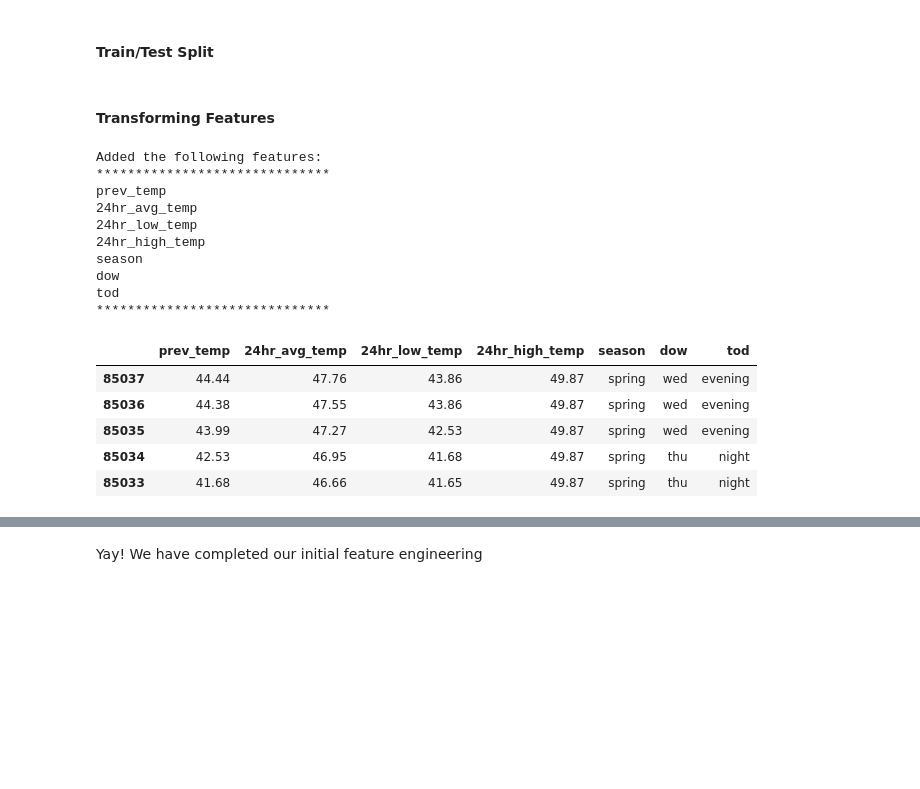
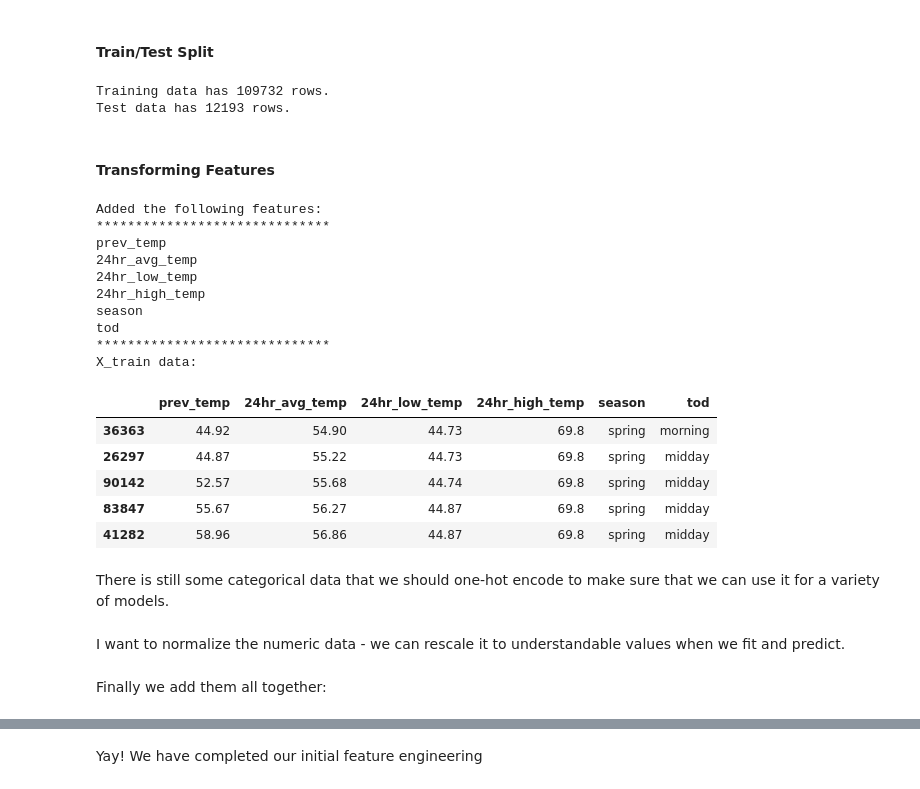
Before and after one commit to casey-ds/Demo-Projects, a Jupyter notebook: Transport-Weather/visualizations_and_models.ipynb, the cells around one changed output, grey strips where cells are left out. Drawn from its saved outputs; the diff is of its cells as text; code cells hidden in the pictures; blank space fills up the shorter version.

```diff
--- a/Transport-Weather/visualizations_and_models.ipynb
+++ b/Transport-Weather/visualizations_and_models.ipynb
@@ -232,16 +232,37 @@ To add in the future:
 #### Train/Test Split
 # %%
 from sklearn.model_selection import train_test_split
+
+X_train, X_test, y_train, y_test = train_test_split(merged_df.drop(columns = "fremont_bridge"), merged_df["fremont_bridge"],
+                                                    test_size = 0.10, random_state = 42)
+
+X_train = X_train.reset_index(drop=True)
+X_test = X_test.reset_index(drop=True)
+
+print("Training data has {} rows.".format(X_train.shape[0]))
+print("Test data has {} rows.".format(X_test.shape[0]))
+# %% [output]
+Training data has 109732 rows.
+Test data has 12193 rows.
 # %% [markdown]
 #### Transforming Features
 # %%
 ###lets add some of the features!
 ###previous and rolling average temp, 24hr low and high
-feat_df = merged_df.sort_values('dt')
-feat_df['prev_temp'] = feat_df['temp'].shift(1)
-feat_df['24hr_avg_temp'] = feat_df['temp'].rolling(window=24, min_periods=4).mean().round(2)
-feat_df['24hr_low_temp'] = feat_df['temp'].rolling(window=24, min_periods=4).min()
-feat_df['24hr_high_temp'] = feat_df['temp'].rolling(window=24, min_periods=4).max()
+##add to training data
+X_train = X_train.sort_values('dt')
+X_train['prev_temp'] = X_train['temp'].shift(1)
+X_train['24hr_avg_temp'] = X_train['temp'].rolling(window=24, min_periods=4).mean().round(2)
+X_train['24hr_low_temp'] = X_train['temp'].rolling(window=24, min_periods=4).min()
+X_train['24hr_high_temp'] = X_train['temp'].rolling(window=24, min_periods=4).max()
+
+###add to testing data
+X_test = X_test.sort_values('dt')
+X_test['prev_temp'] = X_test['temp'].shift(1)
+X_test['24hr_avg_temp'] = X_test['temp'].rolling(window=24, min_periods=4).mean().round(2)
+X_test['24hr_low_temp'] = X_test['temp'].rolling(window=24, min_periods=4).min()
+X_test['24hr_high_temp'] = X_test['temp'].rolling(window=24, min_periods=4).max()
+
 
 ###add season category
 def seasonize(date_df):
@@ -257,7 +278,9 @@ def seasonize(date_df):
     else:
           return 'NO_SEASON'
 
-feat_df['season'] = feat_df['date'].apply(lambda x: seasonize(x))
+X_train['season'] = pd.Categorical(X_train['date'].apply(lambda x: seasonize(x)))
+X_test['season'] = pd.Categorical(X_test['date'].apply(lambda x: seasonize(x)))
+
 
 #### put day of the week options
 dow_map = {
@@ -269,7 +292,9 @@ dow_map = {
     5 : 'sat',
     6 : 'sun'
 }
-feat_df['dow'] = feat_df.date.dt.day_of_week.map(dow_map)
+
+X_test['dow'] = pd.Categorical(X_test.date.dt.day_of_week.map(dow_map))
+
 
 ####add time of day category
 
@@ -279,42 +304,48 @@ def tod(date_s):
         return 'night'
     if np.logical_and(hod >= 5, hod < 9):
         return 'morning'
     if np.logical_and(hod >= 9, hod < 15):
         return 'midday'
     if np.logical_and(hod >= 15, hod < 19):
         return 'afternoon'
     if np.logical_and(hod >= 19, (hod-1)%12 <= 24):
         return 'evening'
     else:
         return 'NO_TIME_OF_DAY'
 
-feat_df['tod'] = feat_df.date.apply(lambda x: tod(x))
+X_train['tod'] = pd.Categorical(X_train.date.apply(lambda x: tod(x)))
+X_test['tod'] = pd.Categorical(X_test.date.apply(lambda x: tod(x)))
 
-
+###remove date and dt as they are redundant now
+X_train = X_train.drop(columns=['dt','date'])
+X_test = X_test.drop(columns=['dt', 'date'])
 
 ##mark down added features
-added_features = feat_df.columns[~feat_df.columns.isin(merged_df.columns)]
+added_features = X_train.columns[~X_train.columns.isin(merged_df.columns)]
 print('Added the following features:\n' + 30*'*')
-for feat in added_features:
+for feat in added_features.tolist():
     print(feat)
 print(30*'*')
 
 ###display new features
-feat_df[added_features].iloc[1040:1045]
+print('X_train data:')
+X_train[added_features].iloc[100:105]
 # %% [output]
 Added the following features:
 ******************************
 prev_temp
 24hr_avg_temp
 24hr_low_temp
 24hr_high_temp
 season
-dow
 tod
 ******************************
+X_train data:
-|  | prev_temp | 24hr_avg_temp | 24hr_low_temp | 24hr_high_temp | season | dow | tod |
-| 85037 | 44.44 | 47.76 | 43.86 | 49.87 | spring | wed | evening |
-| 85036 | 44.38 | 47.55 | 43.86 | 49.87 | spring | wed | evening |
-| 85035 | 43.99 | 47.27 | 42.53 | 49.87 | spring | wed | evening |
-| 85034 | 42.53 | 46.95 | 41.68 | 49.87 | spring | thu | night |
-| 85033 | 41.68 | 46.66 | 41.65 | 49.87 | spring | thu | night |
+|  | prev_temp | 24hr_avg_temp | 24hr_low_temp | 24hr_high_temp | season | tod |
+| 36363 | 44.92 | 54.90 | 44.73 | 69.8 | spring | morning |
+| 26297 | 44.87 | 55.22 | 44.73 | 69.8 | spring | midday |
+| 90142 | 52.57 | 55.68 | 44.74 | 69.8 | spring | midday |
+| 83847 | 55.67 | 56.27 | 44.87 | 69.8 | spring | midday |
+| 41282 | 58.96 | 56.86 | 44.87 | 69.8 | spring | midday |
+# %% [markdown]
+There is still some categorical data that we should one-hot encode to make sure that we can use it for a variety of models.
@@ -320,0 +362,2 @@ tod
+# %% [markdown]
+I want to normalize the numeric data - we can rescale it to understandable values when we fit and predict.
@@ -320,0 +374,2 @@ tod
+# %% [markdown]
+Finally we add them all together:
```
Also changed, not shown: parts of 13 cells of this notebook, 5 other files.
